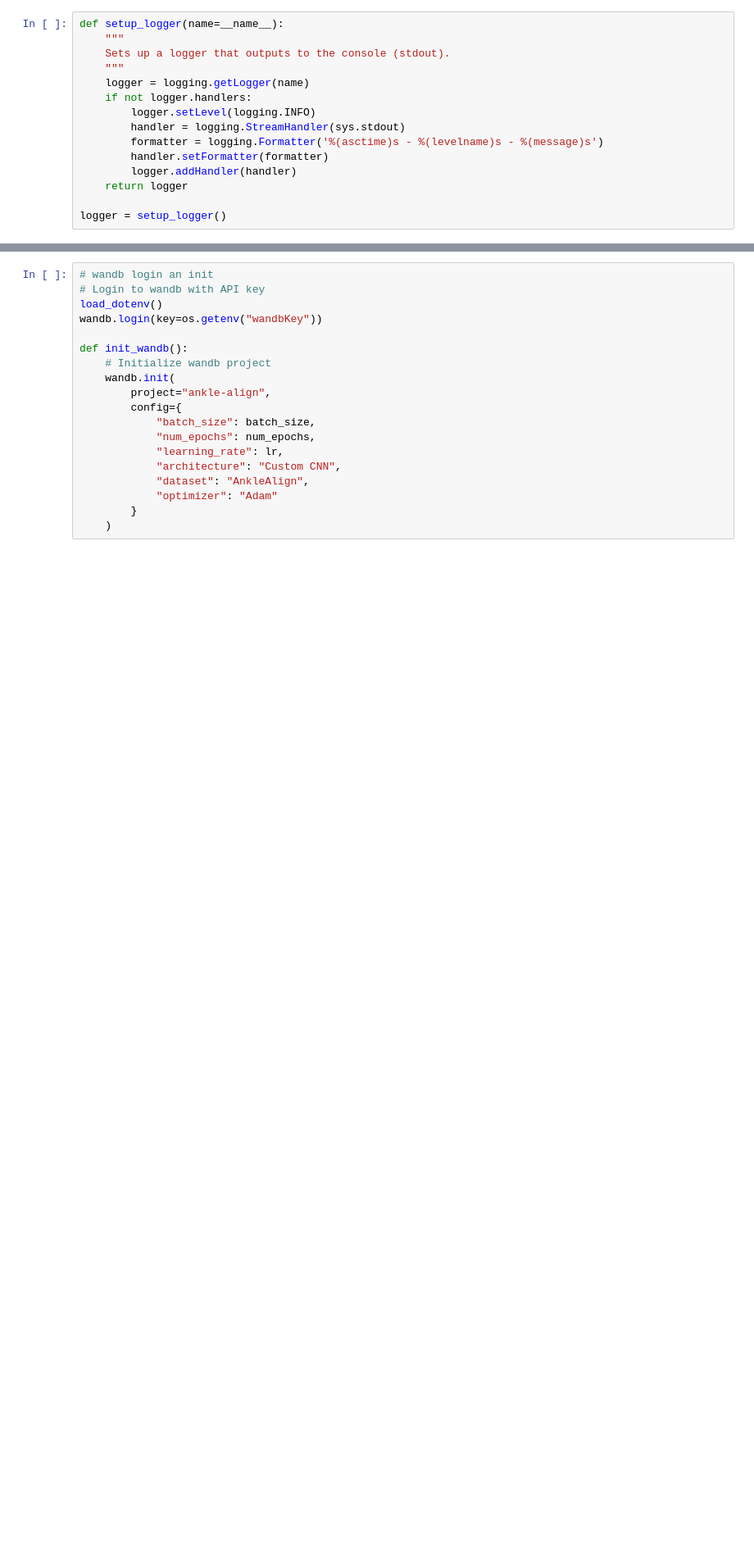
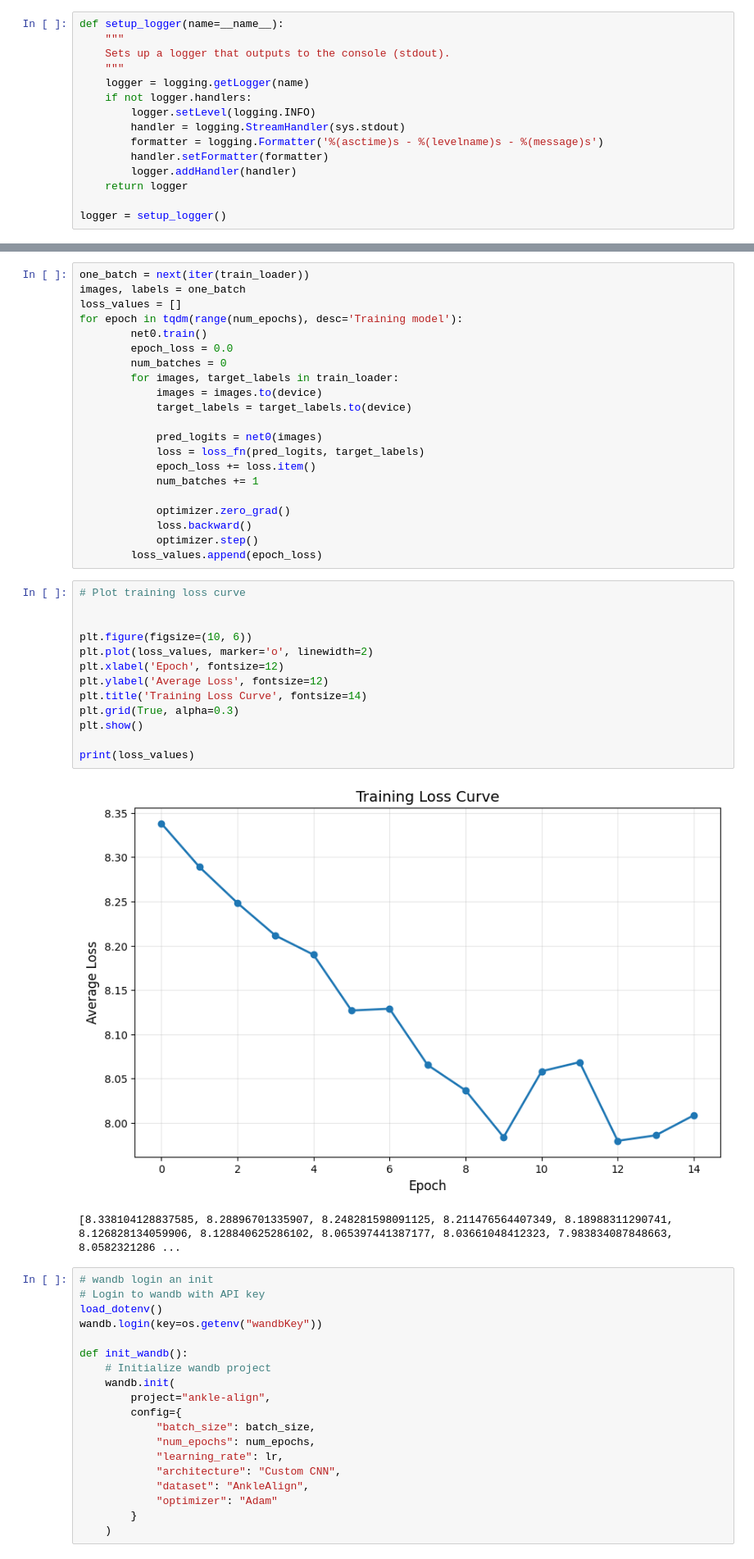
Before and after one commit to bencefarkas27/BMEVITMMA18_Deep-Learning_AnkleAlign_D6AE9F, a Jupyter notebook: notebook/model-dev.ipynb, the cells around one changed output, grey strips where cells are left out. Shown: that part at 82% size. Cells and saved outputs as stored; diff of their text form; blank space fills up the shorter version.

```diff
--- a/notebook/model-dev.ipynb
+++ b/notebook/model-dev.ipynb
@@ -131,3 +147,40 @@ test_loader = DataLoader(test_dataset, batch_size=batch_size, shuffle=False)
+# %%
+one_batch = next(iter(train_loader))
+images, labels = one_batch
+loss_values = []
+for epoch in tqdm(range(num_epochs), desc='Training model'):
+        net0.train()
+        epoch_loss = 0.0
+        num_batches = 0
+        for images, target_labels in train_loader:
+            images = images.to(device)
+            target_labels = target_labels.to(device)
+
+            pred_logits = net0(images)
+            loss = loss_fn(pred_logits, target_labels)
+            epoch_loss += loss.item()
+            num_batches += 1
+
+            optimizer.zero_grad()
+            loss.backward()
+            optimizer.step()
+        loss_values.append(epoch_loss)
+# %%
+# Plot training loss curve
+
+
+plt.figure(figsize=(10, 6))
+plt.plot(loss_values, marker='o', linewidth=2)
+plt.xlabel('Epoch', fontsize=12)
+plt.ylabel('Average Loss', fontsize=12)
+plt.title('Training Loss Curve', fontsize=14)
+plt.grid(True, alpha=0.3)
+plt.show()
+
+print(loss_values)
+# %% [output]
+[figure, added]
+[8.338104128837585, 8.28896701335907, 8.248281598091125, 8.211476564407349, 8.18988311290741, 8.126828134059906, 8.128840625286102, 8.065397441387177, 8.03661048412323, 7.983834087848663, 8.0582321286 ...
 # %%
 # wandb login an init
 # Login to wandb with API key
```
Also changed, not shown: parts of 10 cells of this notebook, 3 other files.
